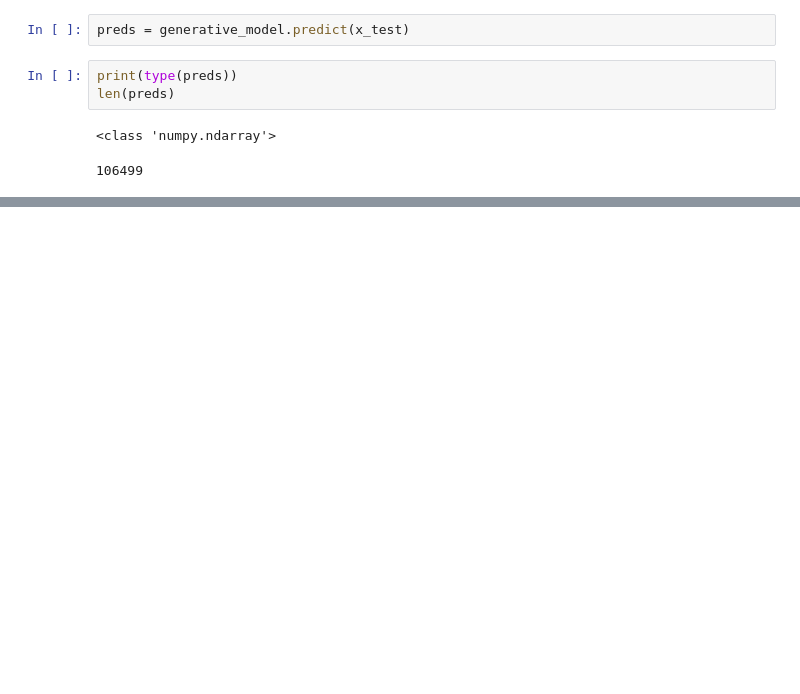
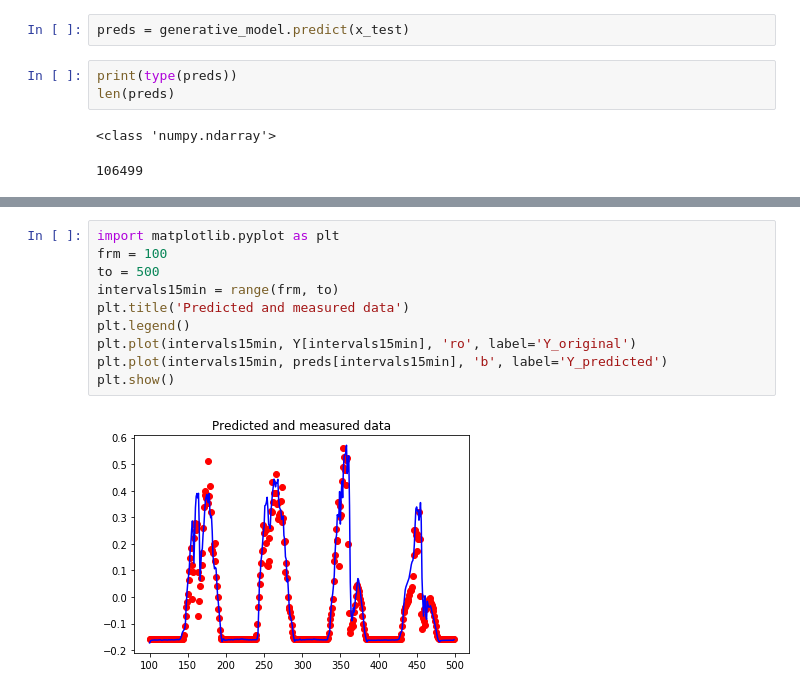
Before and after one commit to Vigora/Pr1_LSTM, a Jupyter notebook: Project1.ipynb, the cells around one changed output, grey strips where cells are left out. Cells and saved outputs as stored; diff of their text form; blank space fills up the shorter version.

```diff
--- a/Project1.ipynb
+++ b/Project1.ipynb
@@ -285,0 +291,12 @@ plt.show()
+# %%
+import matplotlib.pyplot as plt
+frm = 100
+to = 500
+intervals15min = range(frm, to)
+plt.title('Predicted and measured data')
+plt.legend()
+plt.plot(intervals15min, Y[intervals15min], 'ro', label='Y_original')
+plt.plot(intervals15min, preds[intervals15min], 'b', label='Y_predicted')
+plt.show()
+# %% [output]
+[figure, added]
```
Also changed, not shown: parts of 12 cells of this notebook, 2 other files.
